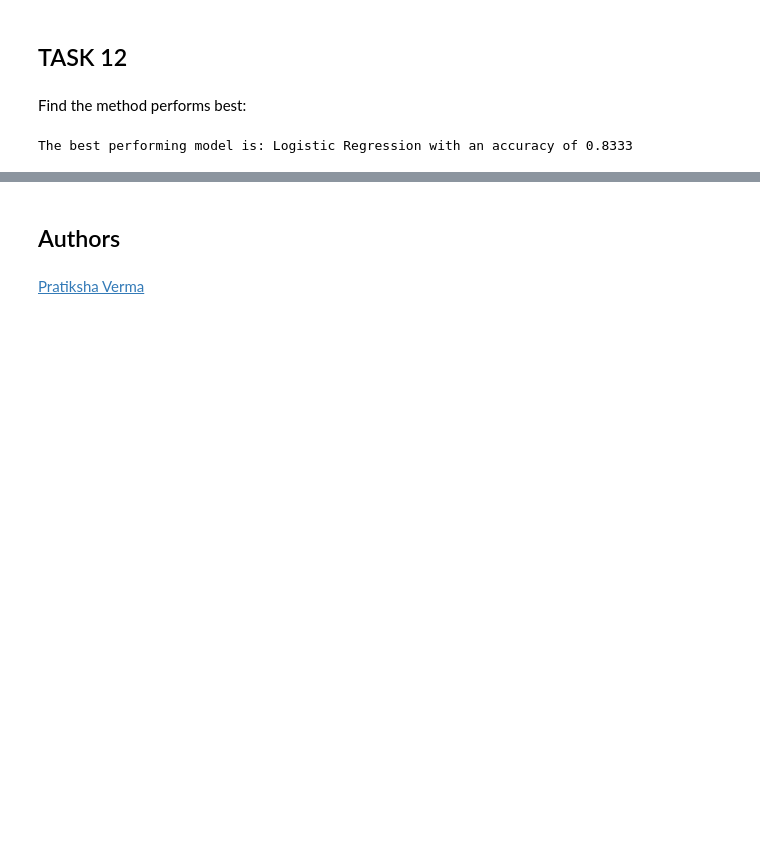
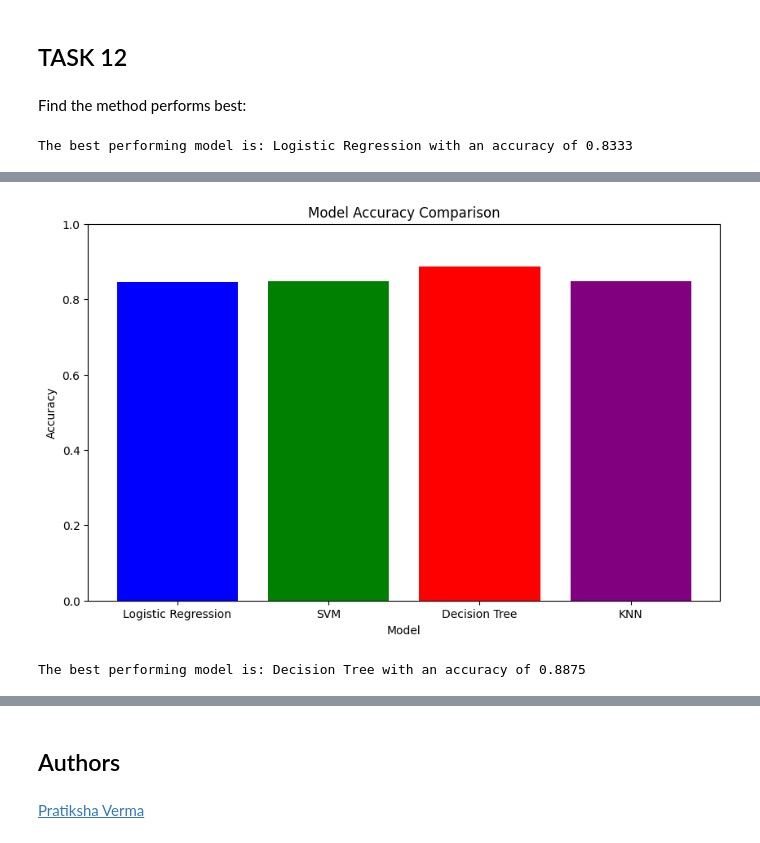
Before and after one commit to CriselPy/Falcon-9-Data-Science-Project, a Jupyter notebook: Predictive Analysis (Classification)/SpaceX-Machine-Learning-Prediction-Part-5-v1.ipynb, the cells around one changed output, grey strips where cells are left out. Saved outputs shown, nothing was run; the diff lists cells and outputs as text; code cells hidden in the pictures; blank space fills up the shorter version.

```diff
--- a/Predictive Analysis (Classification)/SpaceX-Machine-Learning-Prediction-Part-5-v1.ipynb
+++ b/Predictive Analysis (Classification)/SpaceX-Machine-Learning-Prediction-Part-5-v1.ipynb
@@ -357,0 +383,26 @@ The best performing model is: Logistic Regression with an accuracy of 0.8333
+# %%
+import matplotlib.pyplot as plt
+
+# Collect the accuracies of the models
+models_accuracies = {
+    'Logistic Regression': logreg_cv.best_score_,
+    'SVM': svm_cv.best_score_,
+    'Decision Tree': tree_cv.best_score_,
+    'KNN': knn_cv.best_score_
+}
+
+# Create a bar chart
+plt.figure(figsize=(10, 6))
+plt.bar(models_accuracies.keys(), models_accuracies.values(), color=['blue', 'green', 'red', 'purple'])
+plt.xlabel('Model')
+plt.ylabel('Accuracy')
+plt.title('Model Accuracy Comparison')
+plt.ylim(0, 1)
+plt.show()
+
+# Identify the model with the highest accuracy
+best_model = max(models_accuracies, key=models_accuracies.get)
+print(f"The best performing model is: {best_model} with an accuracy of {models_accuracies[best_model]:.4f}")
+# %% [output]
+[figure, added]
+The best performing model is: Decision Tree with an accuracy of 0.8875
```
Also changed, not shown: parts of 8 cells of this notebook, 5 other files.
